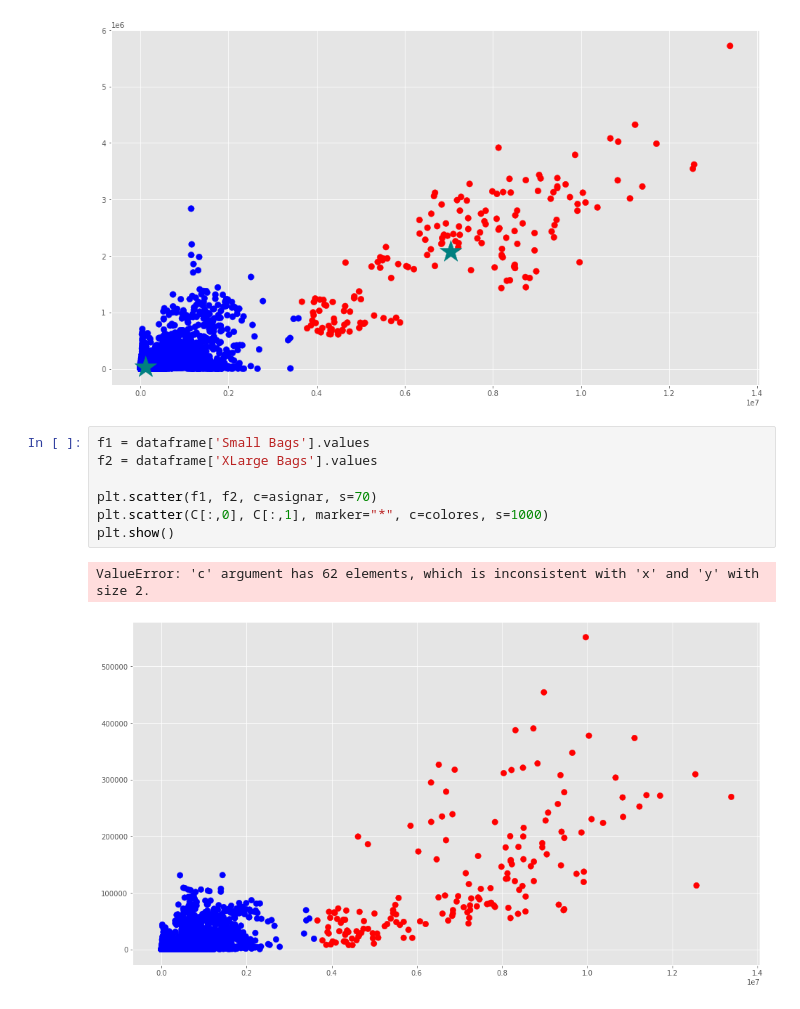
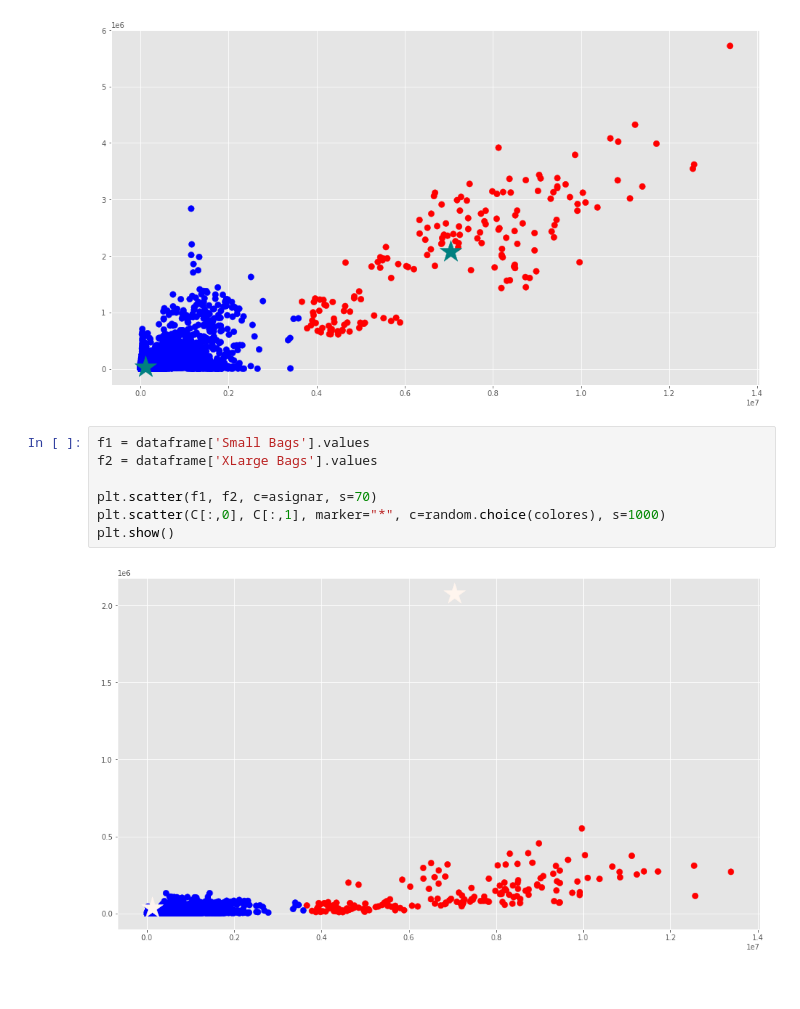
Before and after one commit to MauricioHernandezMatias/Mirepositorio, a Jupyter notebook: Actividad Evaluable_Patrones con K-means.ipynb, the cells around one changed output. Drawn from its saved outputs; the diff is of its cells as text.

```diff
--- a/Actividad Evaluable_Patrones con K-means.ipynb
+++ b/Actividad Evaluable_Patrones con K-means.ipynb
@@ -296,13 +296,12 @@ plt.show()
 # %%
 f1 = dataframe['Small Bags'].values
 f2 = dataframe['XLarge Bags'].values
 
 plt.scatter(f1, f2, c=asignar, s=70)
-plt.scatter(C[:,0], C[:,1], marker="*", c=colores, s=1000)
+plt.scatter(C[:,0], C[:,1], marker="*", c=random.choice(colores), s=1000)
 plt.show()
 # %% [output]
-ValueError: 'c' argument has 62 elements, which is inconsistent with 'x' and 'y' with size 2.
-[figure, old version]
+[figure, new version]
 # %%
 f1 = dataframe['XLarge Bags'].values
 f2 = dataframe['Large Bags'].values
```
Also changed, not shown: parts of 4 cells of this notebook.
